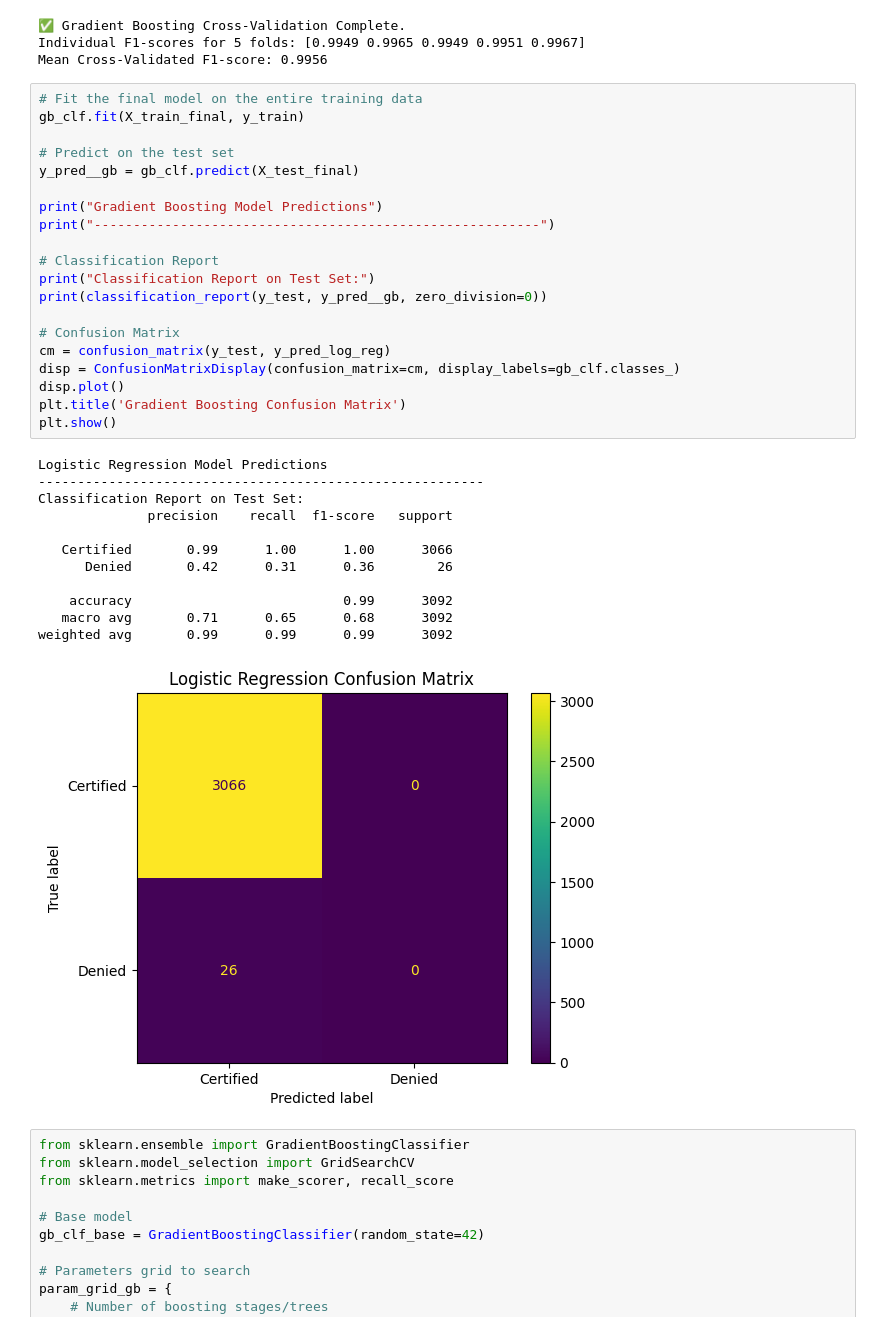
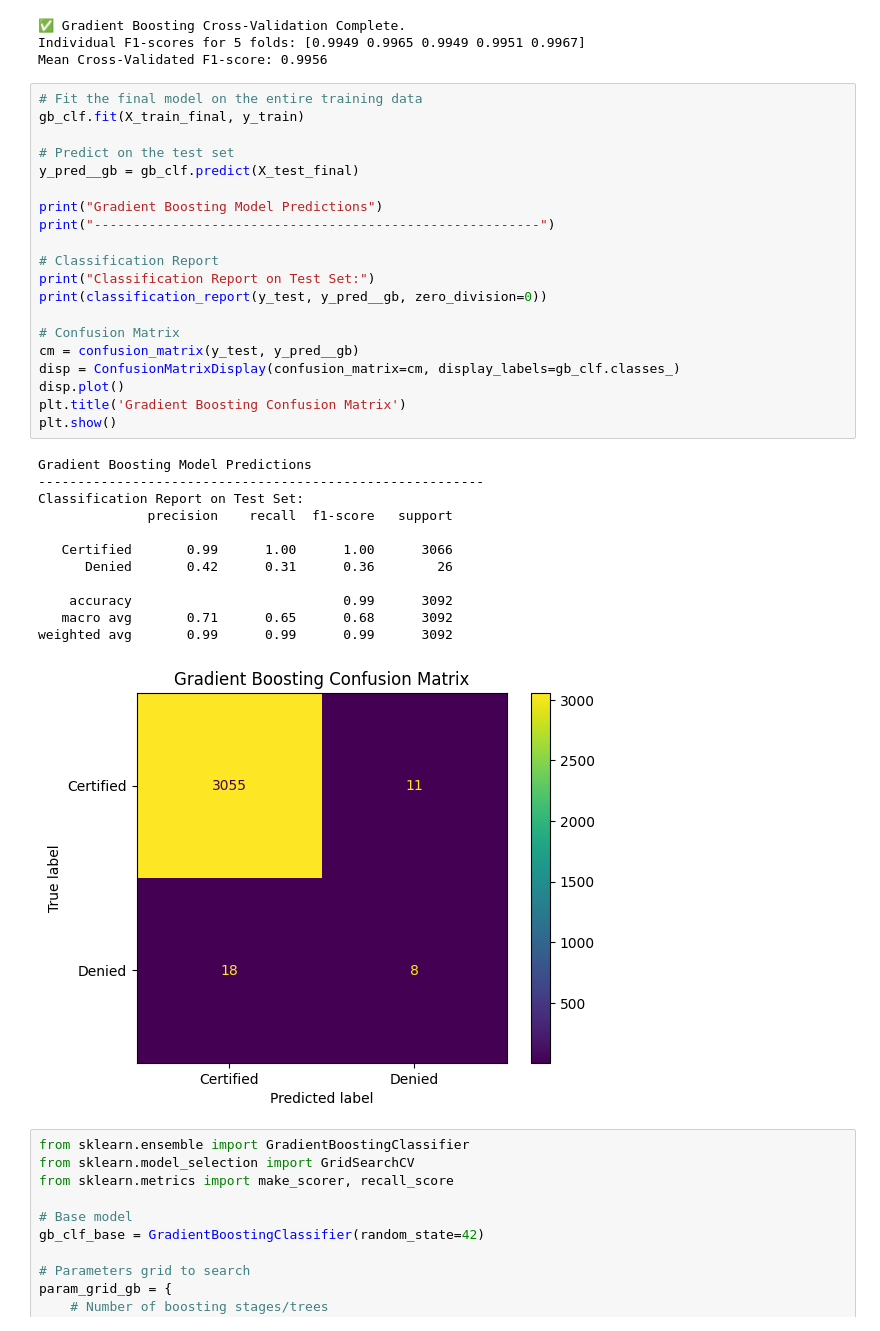
Before and after one commit to jinnic/ada-project1, a Jupyter notebook: Supervised_Learning_for_case_pridiction_using_PERM.ipynb, the cells around one changed output. Cells and saved outputs as stored; diff of their text form.

```diff
--- a/Supervised_Learning_for_case_pridiction_using_PERM.ipynb
+++ b/Supervised_Learning_for_case_pridiction_using_PERM.ipynb
@@ -1251,36 +1253,36 @@ Mean Cross-Validated F1-score: 0.9956
 # %%
 # Fit the final model on the entire training data
 gb_clf.fit(X_train_final, y_train)
 
 # Predict on the test set
 y_pred__gb = gb_clf.predict(X_test_final)
 
 print("Gradient Boosting Model Predictions")
 print("---------------------------------------------------------")
 
 # Classification Report
 print("Classification Report on Test Set:")
 print(classification_report(y_test, y_pred__gb, zero_division=0))
 
 # Confusion Matrix
-cm = confusion_matrix(y_test, y_pred_log_reg)
+cm = confusion_matrix(y_test, y_pred__gb)
 disp = ConfusionMatrixDisplay(confusion_matrix=cm, display_labels=gb_clf.classes_)
 disp.plot()
 plt.title('Gradient Boosting Confusion Matrix')
 plt.show()
 # %% [output]
-Logistic Regression Model Predictions
+Gradient Boosting Model Predictions
 ---------------------------------------------------------
 Classification Report on Test Set:
               precision    recall  f1-score   support
 
    Certified       0.99      1.00      1.00      3066
       Denied       0.42      0.31      0.36        26
 
     accuracy                           0.99      3092
    macro avg       0.71      0.65      0.68      3092
 weighted avg       0.99      0.99      0.99      3092
-[figure, old version]
+[figure, new version]
 # %%
 from sklearn.ensemble import GradientBoostingClassifier
 from sklearn.model_selection import GridSearchCV
```
Also changed, not shown: parts of 2 cells of this notebook.
